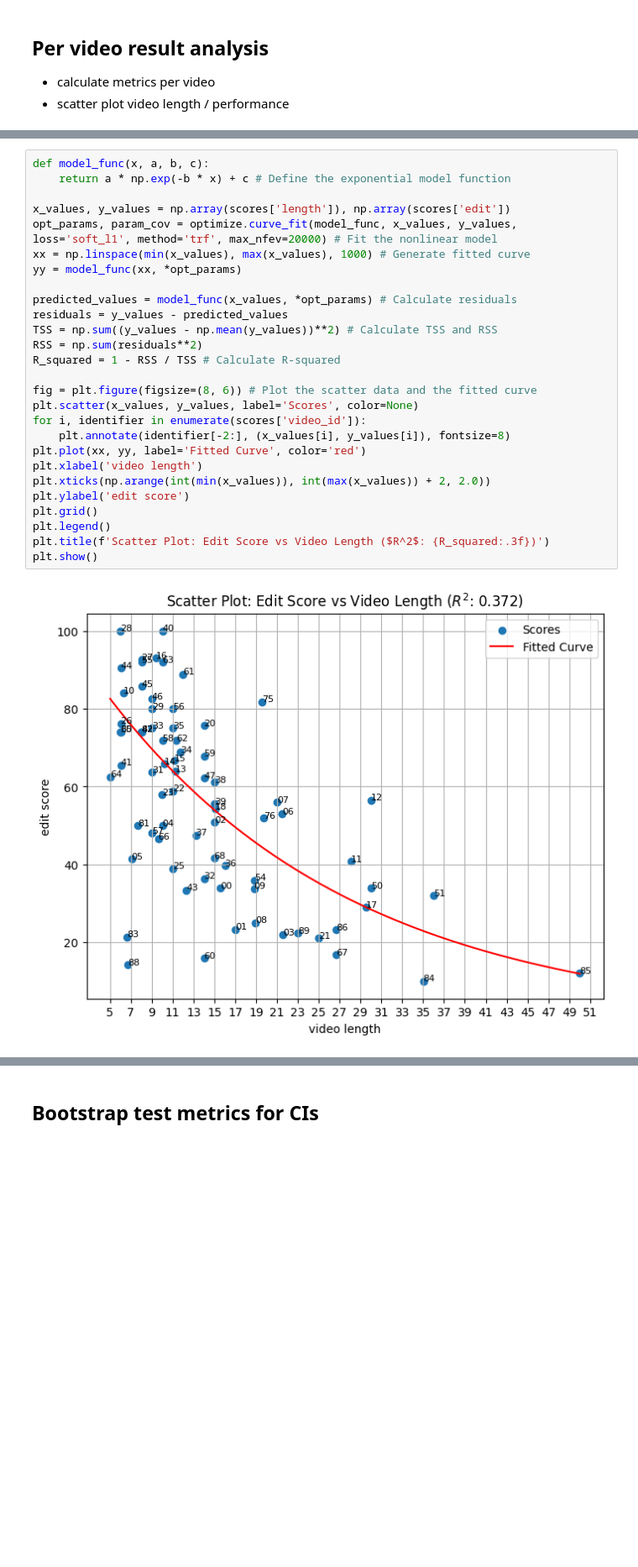
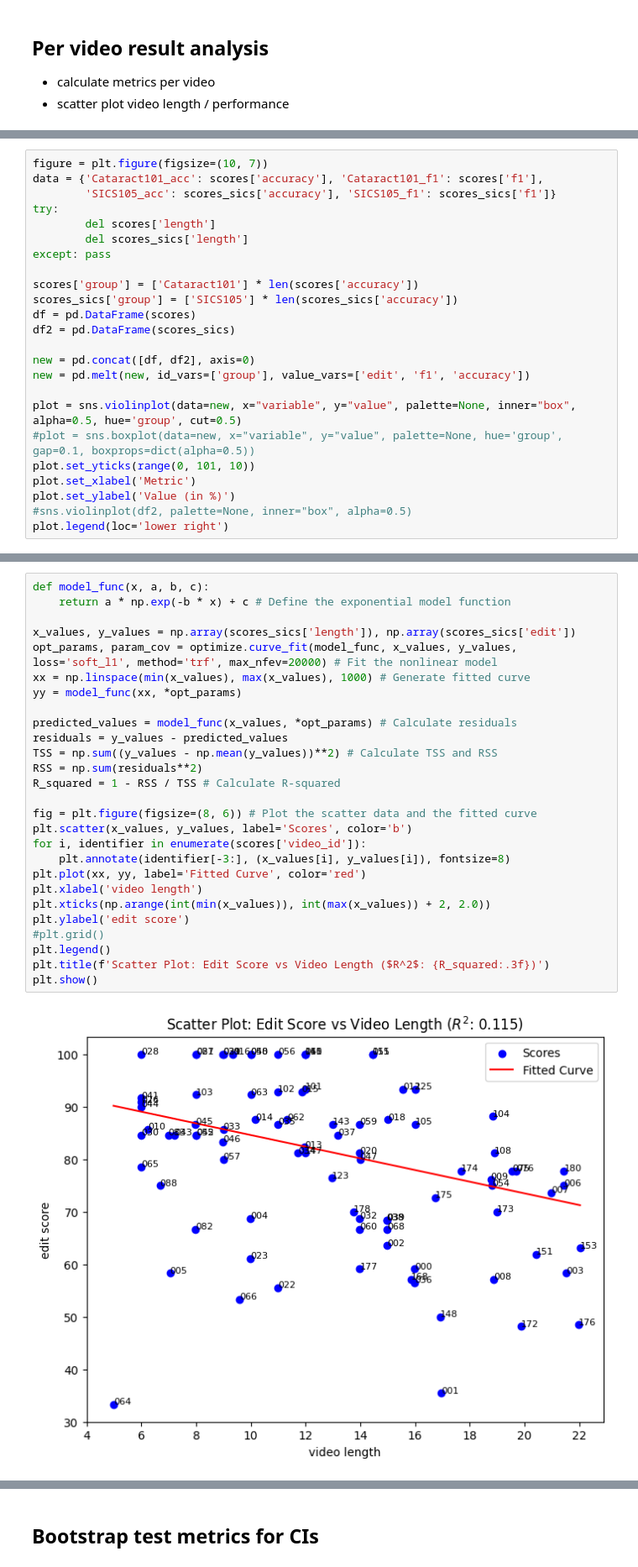
Before and after one commit to Bhuvan-21/MS-TCN2-med, a Jupyter notebook: notebooks/per_video_evaluation.ipynb, the cells around one changed output, grey strips where cells are left out. Shown at 84% size. Saved outputs shown, nothing was run; the diff lists cells and outputs as text; blank space fills up the shorter version.

Commit message:
Create additional plots for video evaluations

```diff
--- a/notebooks/per_video_evaluation.ipynb
+++ b/notebooks/per_video_evaluation.ipynb
@@ -97,0 +102,24 @@ plt.show() # Show the plot
+# %%
+figure = plt.figure(figsize=(10, 7))
+data = {'Cataract101_acc': scores['accuracy'], 'Cataract101_f1': scores['f1'],
+        'SICS105_acc': scores_sics['accuracy'], 'SICS105_f1': scores_sics['f1']}
+try:
+        del scores['length']
+        del scores_sics['length']
+except: pass
+
+scores['group'] = ['Cataract101'] * len(scores['accuracy'])
+scores_sics['group'] = ['SICS105'] * len(scores_sics['accuracy'])
+df = pd.DataFrame(scores)
+df2 = pd.DataFrame(scores_sics)
+
+new = pd.concat([df, df2], axis=0)
+new = pd.melt(new, id_vars=['group'], value_vars=['edit', 'f1', 'accuracy'])
+
+plot = sns.violinplot(data=new, x="variable", y="value", palette=None, inner="box", alpha=0.5, hue='group', cut=0.5)
+#plot = sns.boxplot(data=new, x="variable", y="value", palette=None, hue='group', gap=0.1, boxprops=dict(alpha=0.5))
+plot.set_yticks(range(0, 101, 10))
+plot.set_xlabel('Metric')
+plot.set_ylabel('Value (in %)')
+#sns.violinplot(df2, palette=None, inner="box", alpha=0.5)
+plot.legend(loc='lower right')
@@ -98,31 +137,31 @@ plt.show() # Show the plot
 # %%
 def model_func(x, a, b, c):
     return a * np.exp(-b * x) + c # Define the exponential model function
 
-x_values, y_values = np.array(scores['length']), np.array(scores['edit'])
+x_values, y_values = np.array(scores_sics['length']), np.array(scores_sics['edit'])
 opt_params, param_cov = optimize.curve_fit(model_func, x_values, y_values, loss='soft_l1', method='trf', max_nfev=20000) # Fit the nonlinear model
 xx = np.linspace(min(x_values), max(x_values), 1000) # Generate fitted curve
 yy = model_func(xx, *opt_params)
 
 predicted_values = model_func(x_values, *opt_params) # Calculate residuals
 residuals = y_values - predicted_values
 TSS = np.sum((y_values - np.mean(y_values))**2) # Calculate TSS and RSS
 RSS = np.sum(residuals**2)
 R_squared = 1 - RSS / TSS # Calculate R-squared
 
 fig = plt.figure(figsize=(8, 6)) # Plot the scatter data and the fitted curve
-plt.scatter(x_values, y_values, label='Scores', color=None)
+plt.scatter(x_values, y_values, label='Scores', color='b')
 for i, identifier in enumerate(scores['video_id']):
-    plt.annotate(identifier[-2:], (x_values[i], y_values[i]), fontsize=8)
+    plt.annotate(identifier[-3:], (x_values[i], y_values[i]), fontsize=8)
 plt.plot(xx, yy, label='Fitted Curve', color='red')
 plt.xlabel('video length')
 plt.xticks(np.arange(int(min(x_values)), int(max(x_values)) + 2, 2.0))
 plt.ylabel('edit score')
-plt.grid()
+#plt.grid()
 plt.legend()
 plt.title(f'Scatter Plot: Edit Score vs Video Length ($R^2$: {R_squared:.3f})')
 plt.show()
 # %% [output]
-[figure, old version]
+[figure, new version]
 # %%
 from scipy import stats
```
Also changed, not shown: parts of 6 cells of this notebook.
